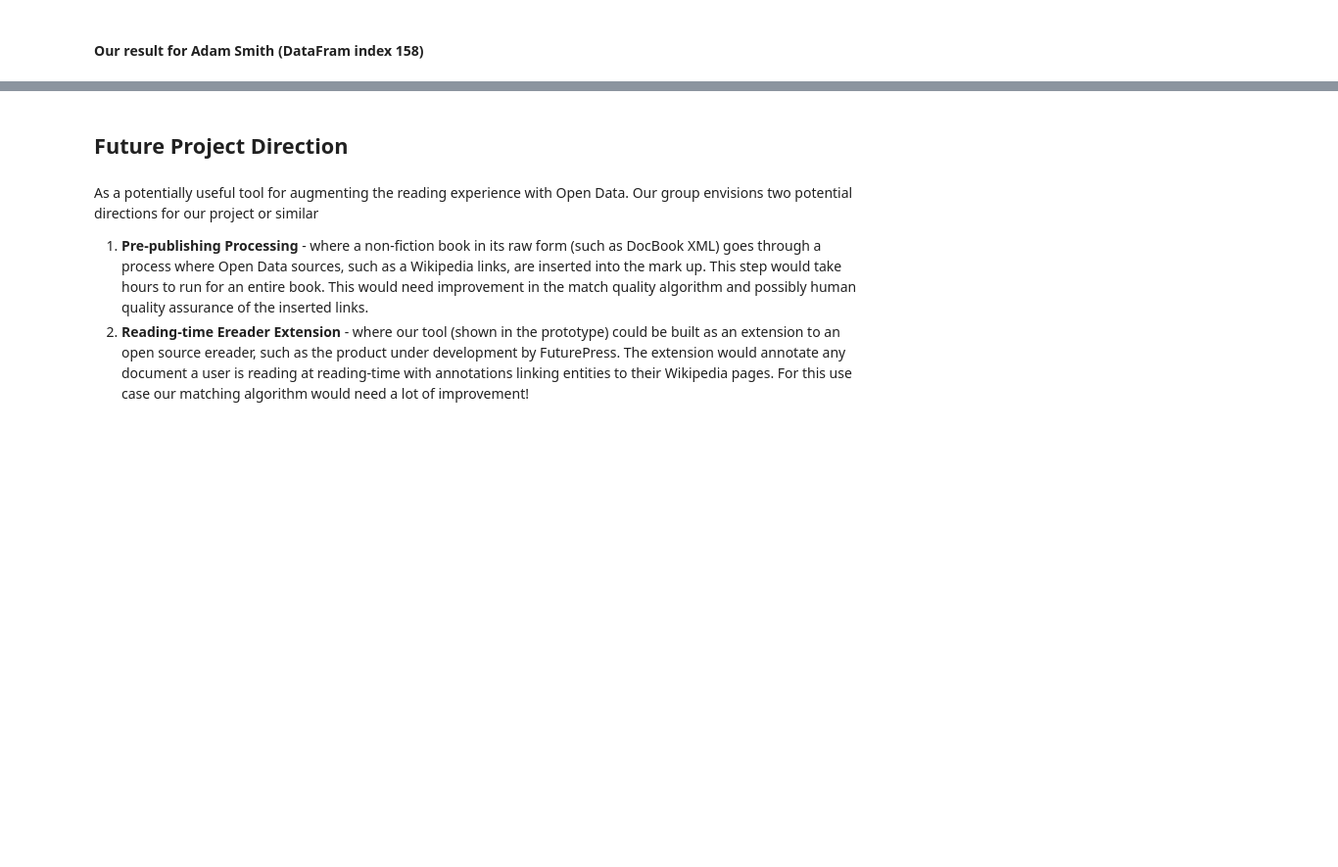
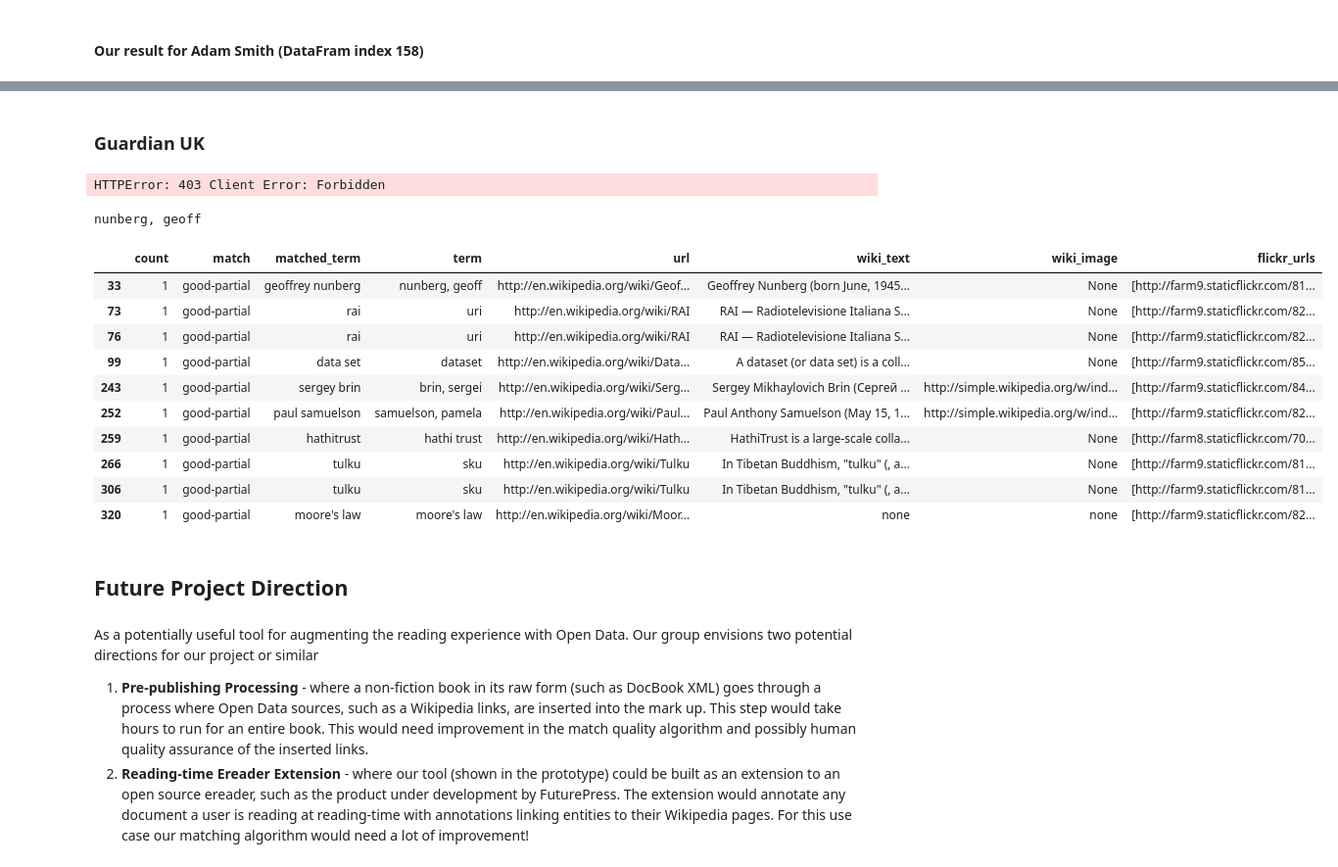
Before and after one commit to AJRenold/doctorbook, a Jupyter notebook: notebooks/DocBookParse.ipynb, the cells around one changed output, grey strips where cells are left out. Shown at 98% size. Cells and saved outputs as stored; diff of their text form; code cells hidden in the pictures; blank space fills up the shorter version.

Commit message:
finished news api maybe blocked from guardian

```diff
--- a/notebooks/DocBookParse.ipynb
+++ b/notebooks/DocBookParse.ipynb
@@ -367,0 +395,18 @@ HTTPError: 400 Client Error: Bad Request
+# %%
+def get_flickr_url(term):
+    flickr_api.set_keys(**secrets)
+    photos = flickr_api.Photo.search(tags=term, sort='date-posted-desc')
+
+    if len(photos) == 0 or type(photos) == dict:
+        return []
+
+    flickr_urls = []
+    for photo in photos[:3]:
+        try:
+            flickr_urls.append("http://farm{farm}.staticflickr.com/{server}/{id}_{secret}_m.jpg".format(**photo.getInfo()))
+        except FlickrError:
+            pass
+
+    return flickr_urls
+
+matched_terms['flickr_urls'] = matched_terms['term'].apply(get_flickr_url)
@@ -368,3 +421,31 @@ HTTPError: 400 Client Error: Bad Request
+# %% [markdown]
+### Guardian UK
+# %%
+## blocked from API?
+def get_news_url(term):
+    g = Guardian(news_keys['guardian_key'])
+    print term
+    g_links = g.query(re.sub("\W","",term), from_date='2013-01-01', to_date='2013-4-30')
+    return g_links[:3]
+
+matched_terms['news_urls'], = matched_terms['term'].apply(get_news_url)
+# %% [output]
+HTTPError: 403 Client Error: Forbidden
+nunberg, geoff
+# %%
+matched_terms[:10]
+# %% [output]
+|  | count | match | matched_term | term | url | wiki_text | wiki_image | flickr_urls |
+| 33 | 1 | good-partial | geoffrey nunberg | nunberg, geoff | http://en.wikipedia.org/wiki/Geof... | Geoffrey Nunberg (born June, 1945... | None | [http://farm9.staticflickr.com/81... |
+| 73 | 1 | good-partial | rai | uri | http://en.wikipedia.org/wiki/RAI | RAI — Radiotelevisione Italiana S... | None | [http://farm9.staticflickr.com/82... |
+| 76 | 1 | good-partial | rai | uri | http://en.wikipedia.org/wiki/RAI | RAI — Radiotelevisione Italiana S... | None | [http://farm9.staticflickr.com/82... |
+| 99 | 1 | good-partial | data set | dataset | http://en.wikipedia.org/wiki/Data... | A dataset (or data set) is a coll... | None | [http://farm9.staticflickr.com/85... |
+| 243 | 1 | good-partial | sergey brin | brin, sergei | http://en.wikipedia.org/wiki/Serg... | Sergey Mikhaylovich Brin (Сергей ... | http://simple.wikipedia.org/w/ind... | [http://farm9.staticflickr.com/84... |
+| 252 | 1 | good-partial | paul samuelson | samuelson, pamela | http://en.wikipedia.org/wiki/Paul... | Paul Anthony Samuelson (May 15, 1... | http://simple.wikipedia.org/w/ind... | [http://farm9.staticflickr.com/82... |
+| 259 | 1 | good-partial | hathitrust | hathi trust | http://en.wikipedia.org/wiki/Hath... | HathiTrust is a large-scale colla... | None | [http://farm8.staticflickr.com/70... |
+| 266 | 1 | good-partial | tulku | sku | http://en.wikipedia.org/wiki/Tulku | In Tibetan Buddhism, "tulku" (, a... | None | [http://farm9.staticflickr.com/81... |
+| 306 | 1 | good-partial | tulku | sku | http://en.wikipedia.org/wiki/Tulku | In Tibetan Buddhism, "tulku" (, a... | None | [http://farm9.staticflickr.com/81... |
+| 320 | 1 | good-partial | moore's law | moore's law | http://en.wikipedia.org/wiki/Moor... | none | none | [http://farm9.staticflickr.com/82... |
 # %% [markdown]
 ## Future Project Direction
 # %% [markdown]
```
Also changed, not shown: parts of 18 cells of this notebook, 4 other files.
